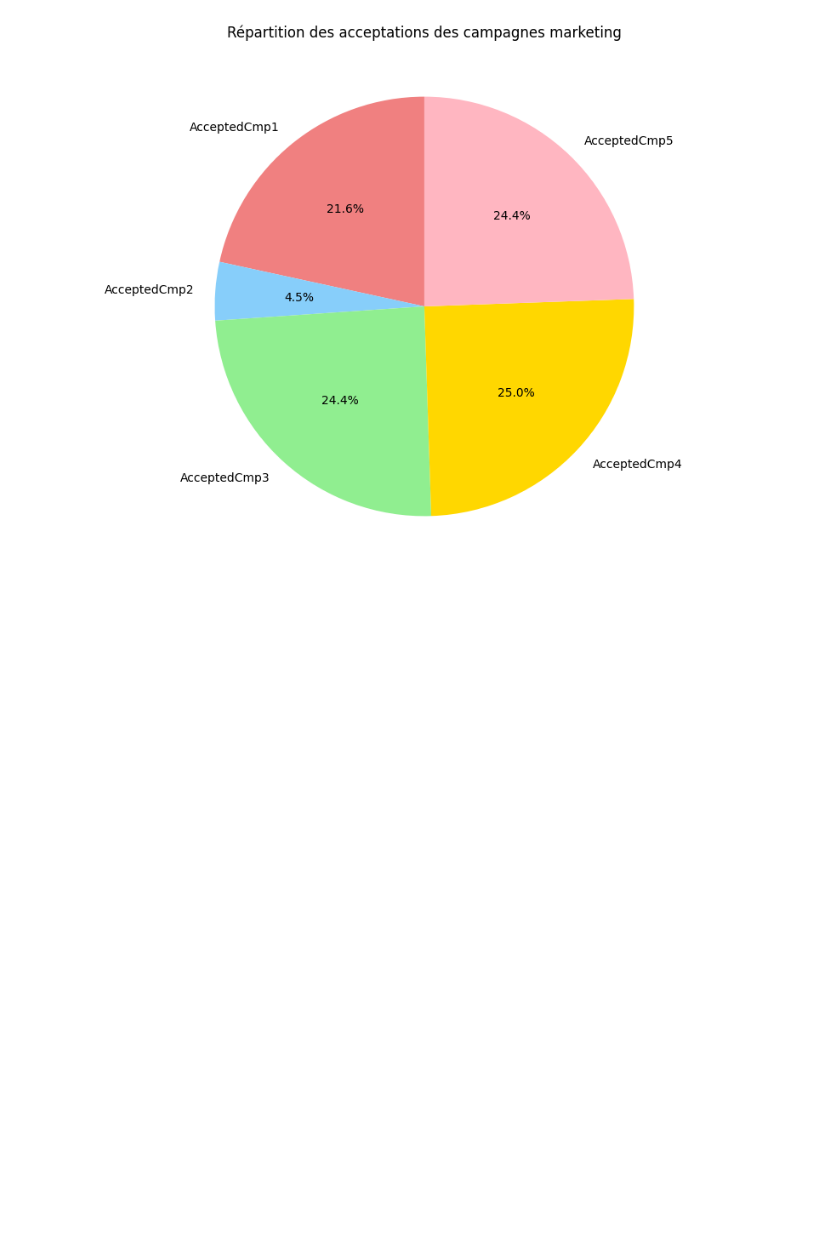
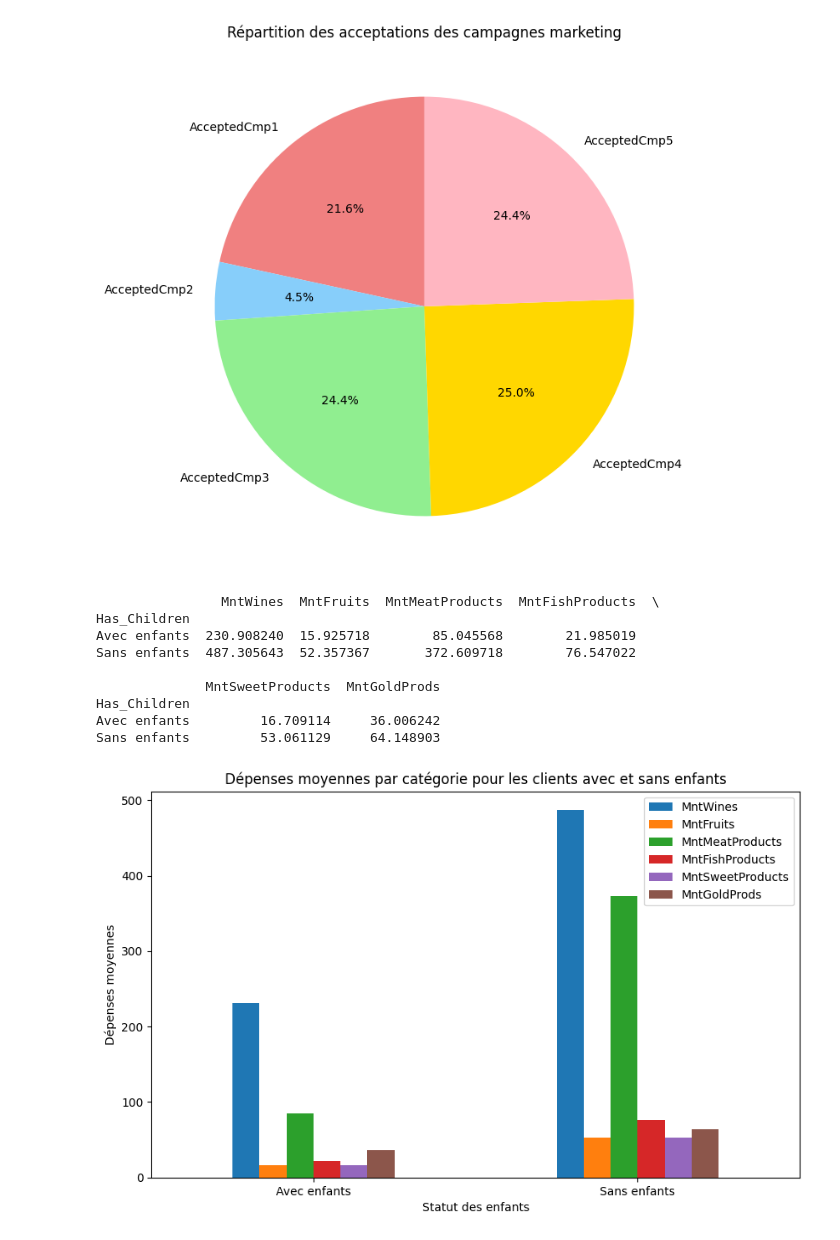
Before and after one commit to julessa/Rush5PDG4, a Jupyter notebook: Jules/jules.ipynb, the cells around one changed output. Drawn from its saved outputs; the diff is of its cells as text; code cells hidden in the pictures; blank space fills up the shorter version.

```diff
--- a/Jules/jules.ipynb
+++ b/Jules/jules.ipynb
@@ -54,3 +54,35 @@ plt.title('Répartition des acceptations des campagnes marketing')
 plt.show()
 # %% [output]
 [figure]
+# %%
+# Créer une nouvelle colonne pour indiquer si le client a des enfants
+df['Has_Children'] = df['Kidhome'] + df['Teenhome']
+df['Has_Children'] = df['Has_Children'].apply(lambda x: 'Avec enfants' if x > 0 else 'Sans enfants')
+
+# Comparer les dépenses moyennes pour ceux avec et sans enfants
+categories = ['MntWines', 'MntFruits', 'MntMeatProducts', 'MntFishProducts', 'MntSweetProducts', 'MntGoldProds']
+
+depenses_moyennes = df.groupby('Has_Children')[categories].mean()
+
+# Afficher les résultats
+print(depenses_moyennes)
+
+# Visualiser les résultats avec un diagramme en barres
+depenses_moyennes.plot(kind='bar', figsize=(10, 6))
+plt.title('Dépenses moyennes par catégorie pour les clients avec et sans enfants')
+plt.xlabel('Statut des enfants')
+plt.ylabel('Dépenses moyennes')
+plt.xticks(rotation=0)
+plt.legend(loc='upper right')
+plt.show()
+# %% [output]
+                MntWines  MntFruits  MntMeatProducts  MntFishProducts  \
+Has_Children
+Avec enfants  230.908240  15.925718        85.045568        21.985019
+Sans enfants  487.305643  52.357367       372.609718        76.547022
+
+              MntSweetProducts  MntGoldProds
+Has_Children
+Avec enfants         16.709114     36.006242
+Sans enfants         53.061129     64.148903
+[figure, added]
```
Also changed, not shown: parts of 4 cells of this notebook.
